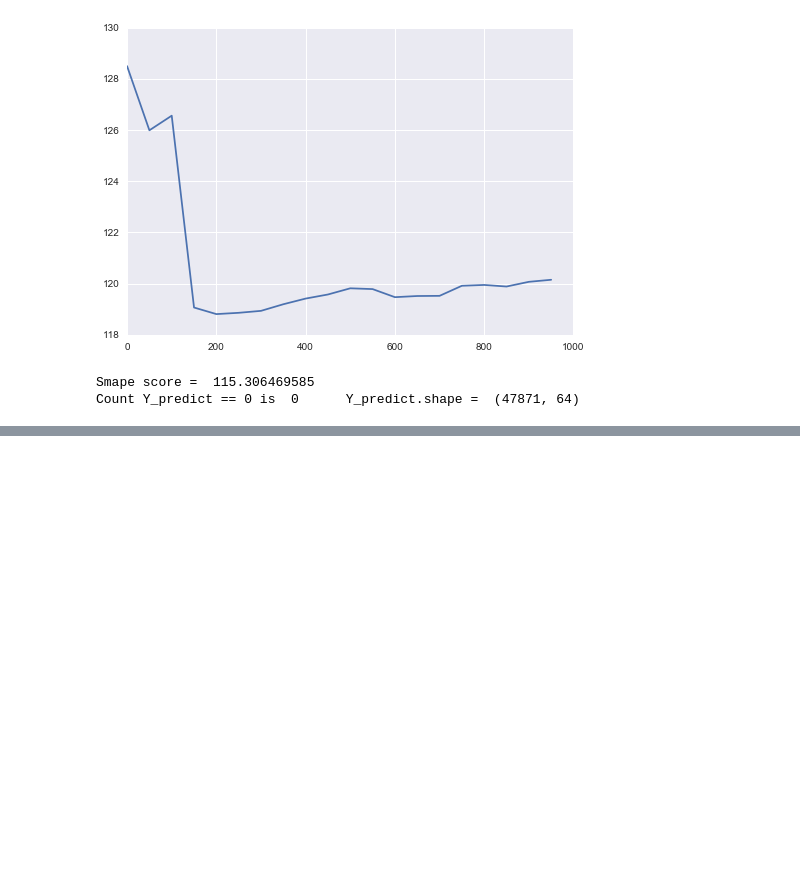
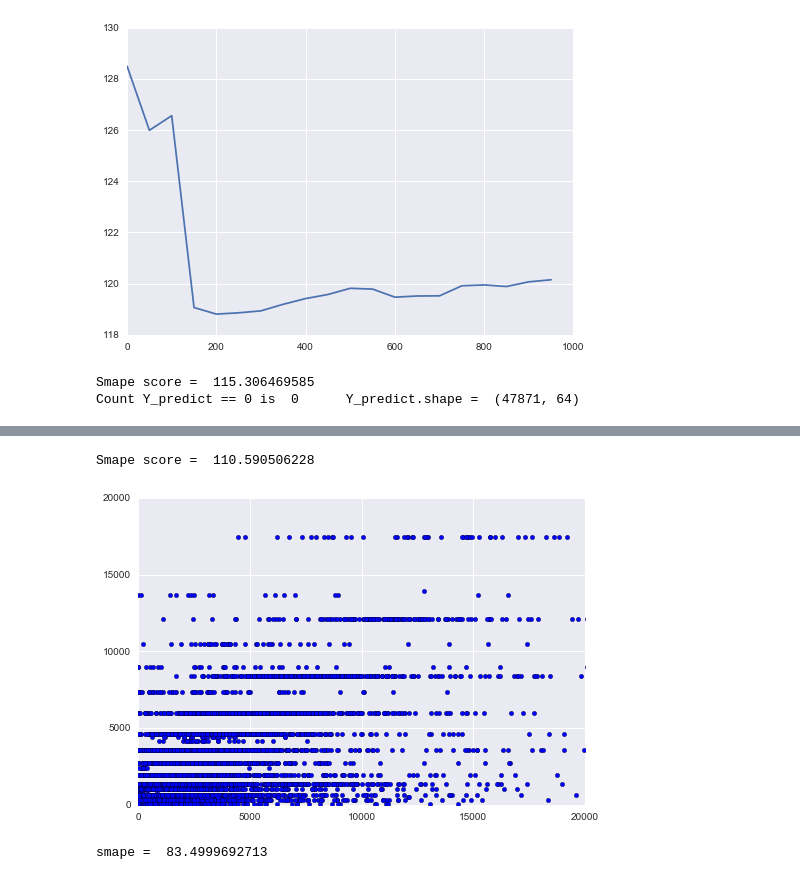
Before and after one commit to MatthewMcGonagle/KaggleWikiTraffic, a Jupyter notebook: SortedWindows.ipynb, the cells around one changed output, grey strips where cells are left out. Drawn from its saved outputs; the diff is of its cells as text; code cells hidden in the pictures; blank space fills up the shorter version.

```diff
--- a/SortedWindows.ipynb
+++ b/SortedWindows.ipynb
@@ -245,0 +284,37 @@ Count Y_predict == 0 is  0      Y_predict.shape =  (47871, 64)
+# %%
+# Let's test model with max_depth = 10.
+model = Pipeline([ ('means', FunctionTransformer(window_means, kw_args = {'nWindows' : 3, 'windowSize' : 150})),
+                   ('sorted', FunctionTransformer(lambda X : np.sort(X))),
+                   ('tree', DecisionTreeRegressor(max_depth = 10)) ])
+model.fit(X_trainvalid, Y_trainvalid)
+Y_predict = model.predict(X_test)
+print('Smape score = ', smape(Y_test, Y_predict))
+
+plt.scatter(Y_test.mean(axis = 1), Y_predict.mean(axis = 1))
+ax = plt.gca()
+ax.set_xlim([0, 2e4])
+ax.set_ylim([0, 2e4])
+plt.show()
+# %% [output]
+Smape score =  110.590506228
+[figure, added]
+# %%
+# Let's try Decision Tree on transformed Y.
+
+def Ztransform(Y, param):
+    return np.log(param + Y)
+
+def invZtransform(Z, param):
+    return -param + np.exp(Z)
+
+model = Pipeline([ ('means', FunctionTransformer(window_means, kw_args = {'nWindows' : 3, 'windowSize' : 150})),
+                   ('sorted', FunctionTransformer(lambda X : np.sort(X))),
+                   ('tree', DecisionTreeRegressor(max_depth = 10)) ])
+Z_trainvalid = Ztransform(Y_trainvalid, param = 15)
+Z_test = Ztransform(Y_test, param = 15)
+model.fit(X_trainvalid, Z_trainvalid)
+Z_predict = model.predict(X_test)
+Y_predict = invZtransform(Z_predict, param = 15)
+print('smape = ', smape(Y_predict, Y_test))
+# %% [output]
+smape =  83.4999692713
```
Also changed, not shown: parts of 6 cells of this notebook, 1 other file.
